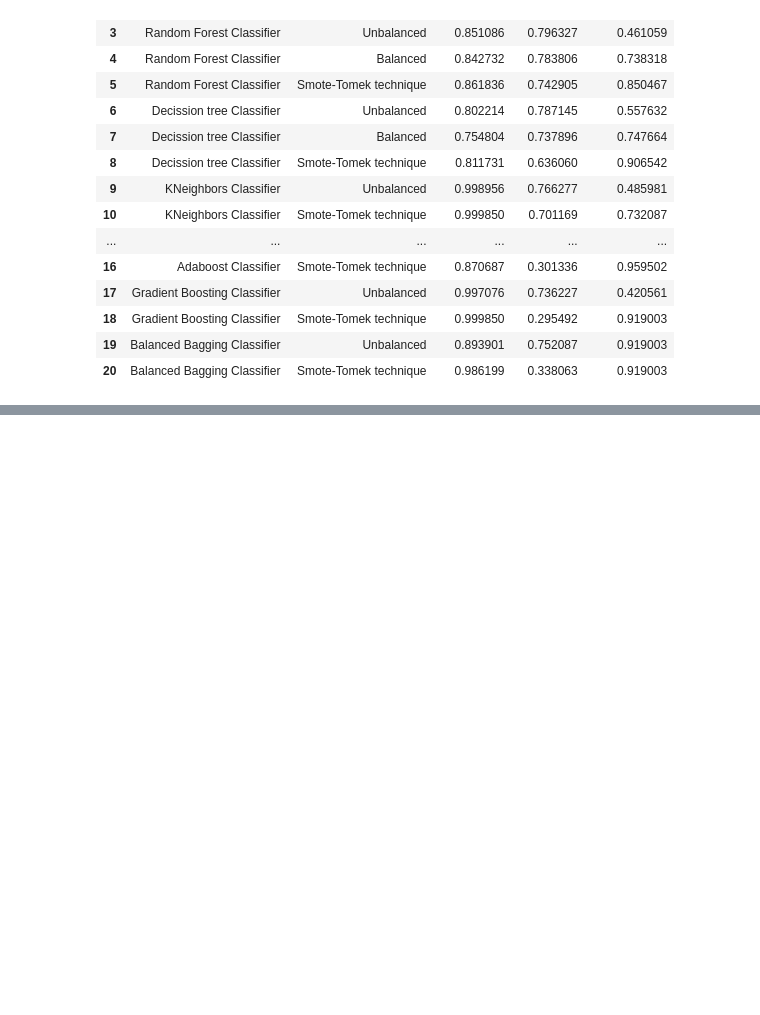
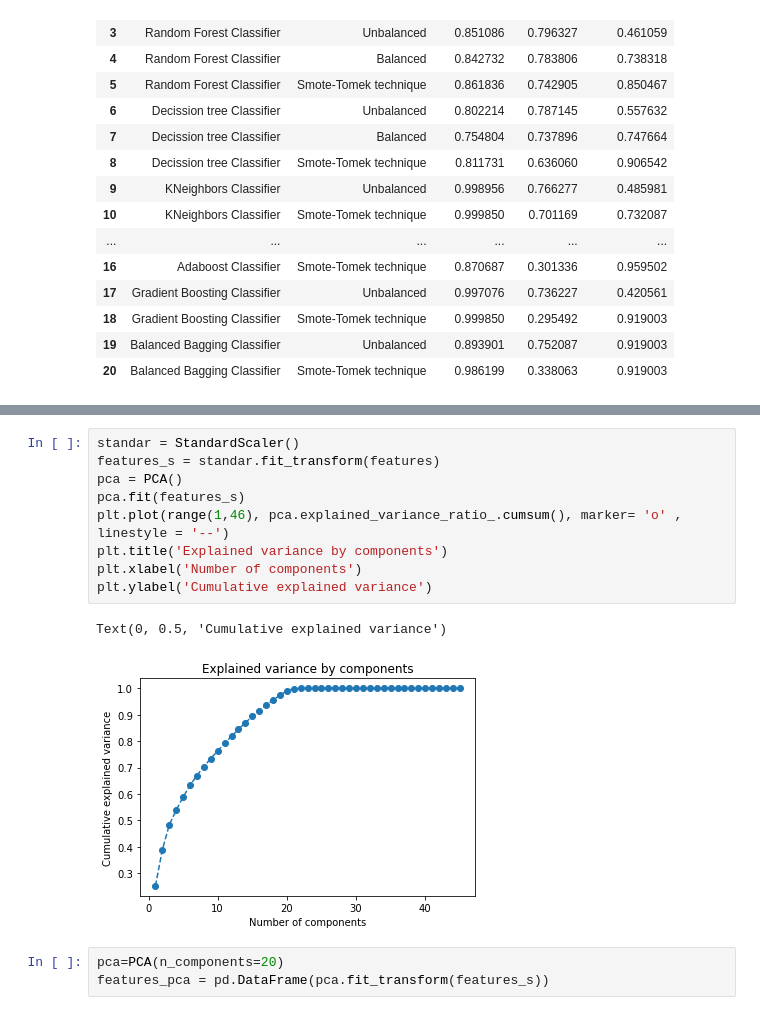
Before and after one commit to rfisla/MACHINE-LEARNING-PROJECTS, a Jupyter notebook: Telecom_users_analysis.ipynb, the cells around one changed output, grey strips where cells are left out. Cells and saved outputs as stored; diff of their text form; blank space fills up the shorter version.

```diff
--- a/Telecom_users_analysis.ipynb
+++ b/Telecom_users_analysis.ipynb
@@ -921,0 +1194,15 @@ results.sort_values(by='Recall class1',ascending=False).head(5)
+# %%
+standar = StandardScaler()
+features_s = standar.fit_transform(features)
+pca = PCA()
+pca.fit(features_s)
+plt.plot(range(1,46), pca.explained_variance_ratio_.cumsum(), marker= 'o' , linestyle = '--')
+plt.title('Explained variance by components')
+plt.xlabel('Number of components')
+plt.ylabel('Cumulative explained variance')
+# %% [output]
+Text(0, 0.5, 'Cumulative explained variance')
+[figure, added]
+# %%
+pca=PCA(n_components=20)
+features_pca = pd.DataFrame(pca.fit_transform(features_s))
```
Also changed, not shown: parts of 63 cells of this notebook.
